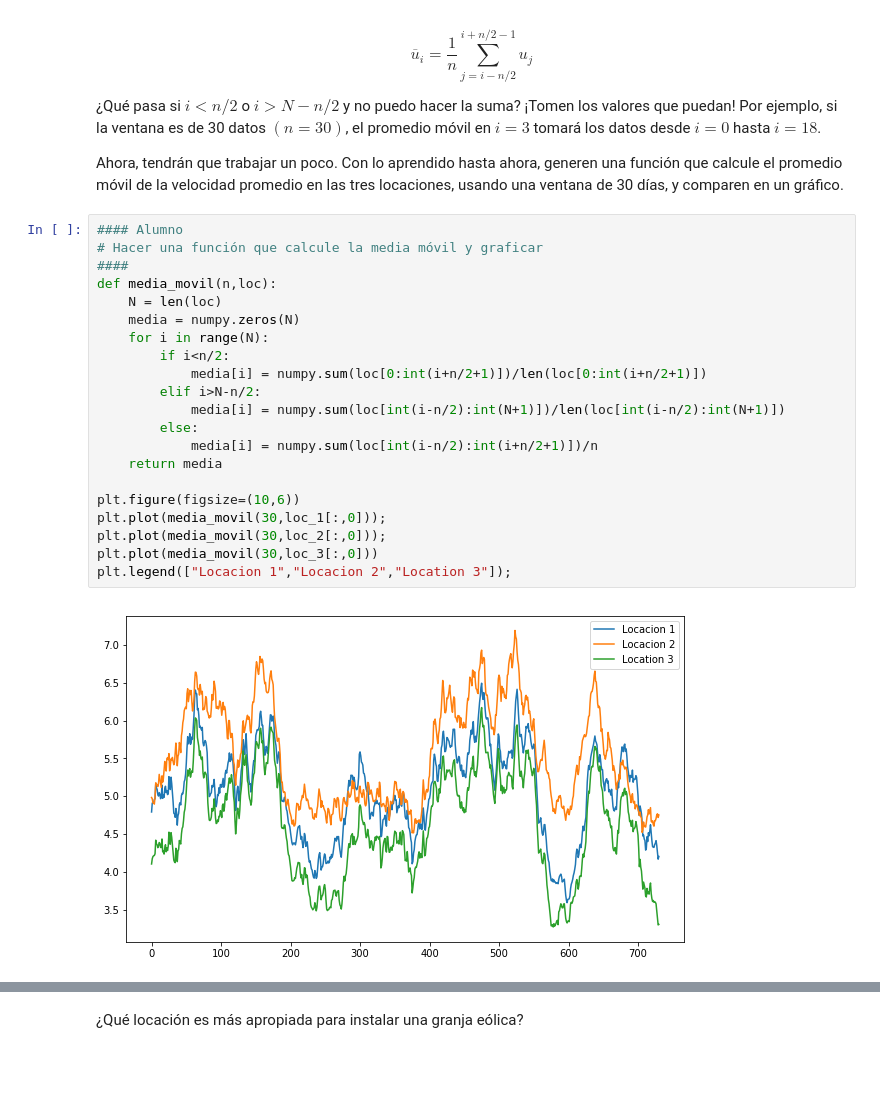
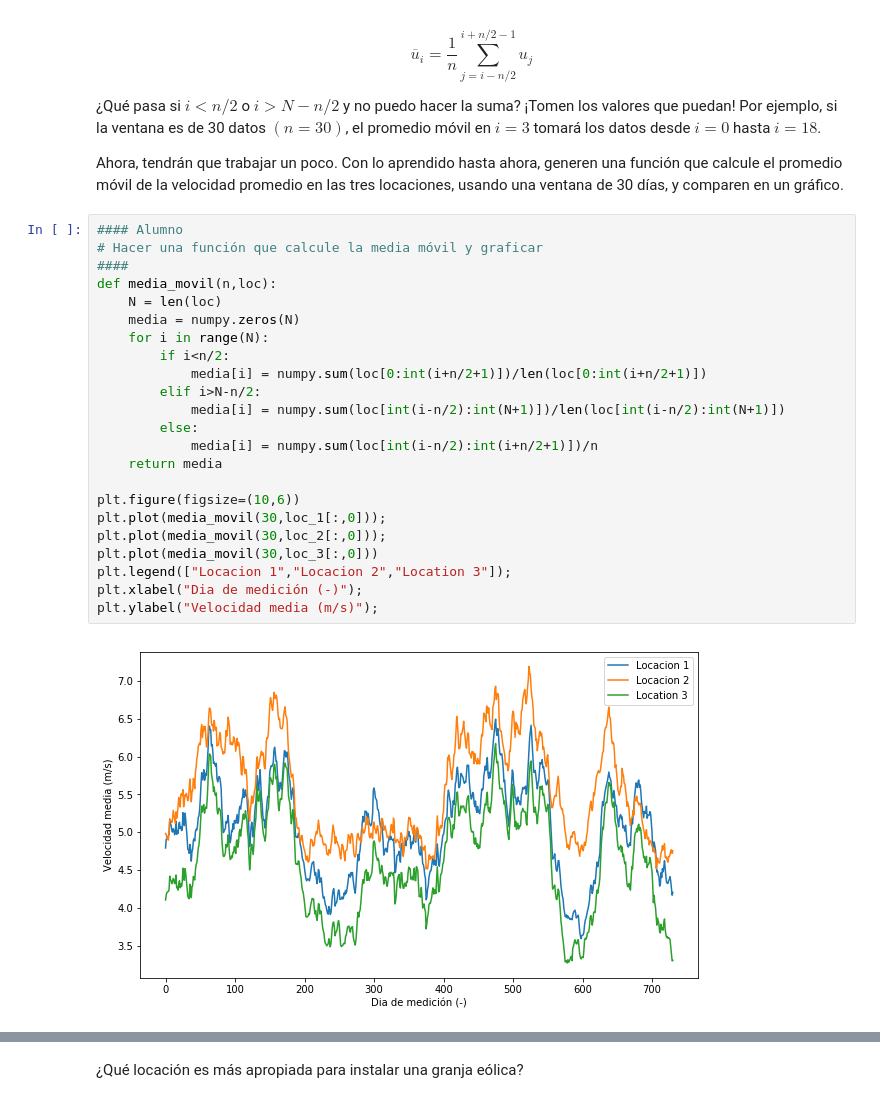
Before and after one commit to francotsf/Fundamentos-de-CFD, a Jupyter notebook: Lab_01/intro_python02.ipynb, the cells around one changed output, grey strips where cells are left out. Cells and saved outputs as stored; diff of their text form; blank space fills up the shorter version.

```diff
--- a/Lab_01/intro_python02.ipynb
+++ b/Lab_01/intro_python02.ipynb
@@ -171,23 +173,25 @@ Ahora, tendrán que trabajar un poco. Con lo aprendido hasta ahora, generen una
 # %%
 #### Alumno
 # Hacer una función que calcule la media móvil y graficar
 ####
 def media_movil(n,loc):
     N = len(loc)
     media = numpy.zeros(N)
     for i in range(N):
         if i<n/2:
             media[i] = numpy.sum(loc[0:int(i+n/2+1)])/len(loc[0:int(i+n/2+1)])
         elif i>N-n/2:
             media[i] = numpy.sum(loc[int(i-n/2):int(N+1)])/len(loc[int(i-n/2):int(N+1)])
         else:
             media[i] = numpy.sum(loc[int(i-n/2):int(i+n/2+1)])/n
     return media
 
 plt.figure(figsize=(10,6))
 plt.plot(media_movil(30,loc_1[:,0]));
 plt.plot(media_movil(30,loc_2[:,0]));
 plt.plot(media_movil(30,loc_3[:,0]))
 plt.legend(["Locacion 1","Locacion 2","Location 3"]);
+plt.xlabel("Dia de medición (-)");
+plt.ylabel("Velocidad media (m/s)");
 # %% [output]
-[figure, old version]
+[figure, new version]
```
Also changed, not shown: parts of 7 cells of this notebook.
